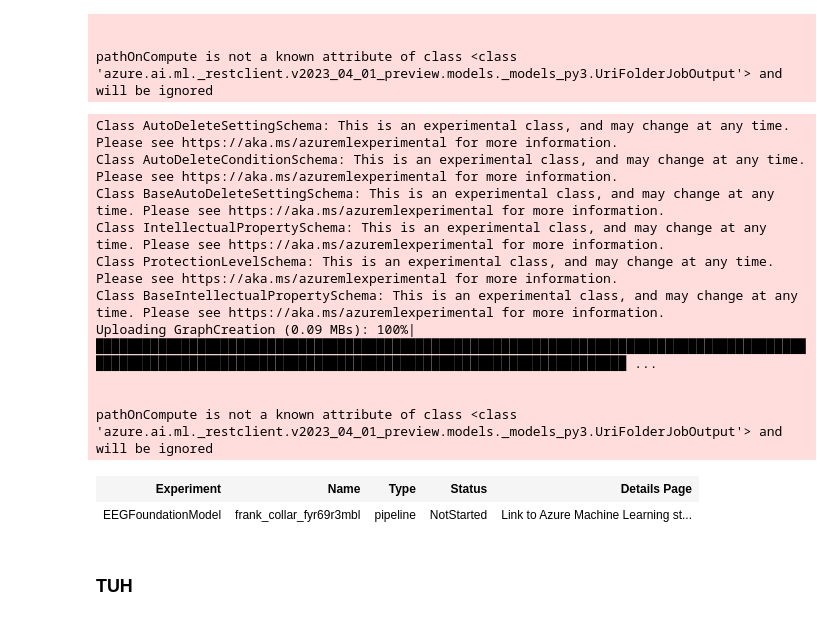
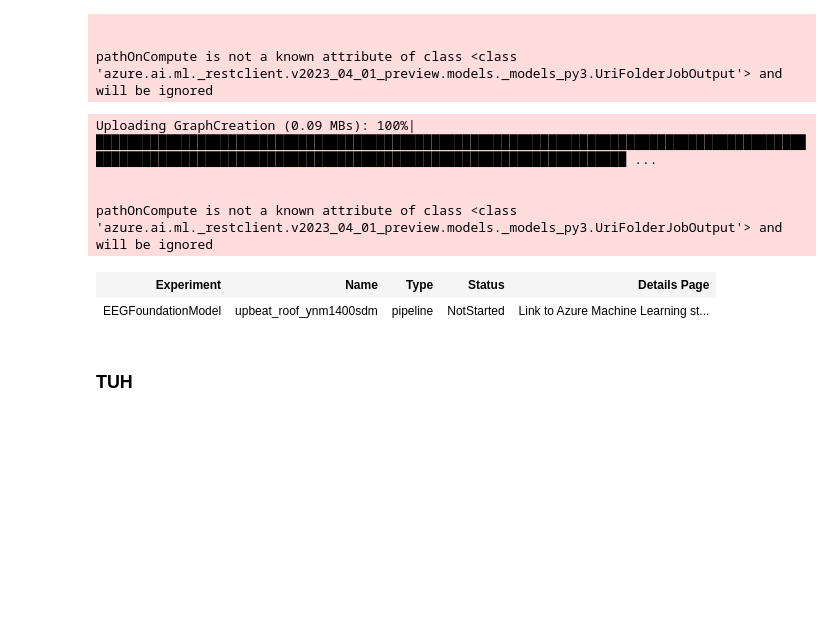
Before and after one commit to MatthewChen37/EEG-Foundation-Model, a Jupyter notebook: GraphCreation/SubmitGraphCreationJobs.ipynb, the cells around one changed output. Saved outputs shown, nothing was run; the diff lists cells and outputs as text; code cells hidden in the pictures; blank space fills up the shorter version.

```diff
--- a/GraphCreation/SubmitGraphCreationJobs.ipynb
+++ b/GraphCreation/SubmitGraphCreationJobs.ipynb
@@ -73,41 +73,35 @@ data_dir = Input(
 
 output_dir = Output(
 	type="uri_folder",
 	mode='rw_mount',
-	path="azureml://subscriptions/813ac1cb-7b8e-45ab-9b3c-8510079c761a/resourcegroups/MIBLab_Official/workspaces/miblab-official-ml/datastores/eegfoundationmodeldata/paths/HBN-256Hz"
+	path="azureml://subscriptions/813ac1cb-7b8e-45ab-9b3c-8510079c761a/resourcegroups/MIBLab_Official/workspaces/miblab-official-ml/datastores/eegfoundationmodeldata/paths/HBN-128Hz"
 )
 
 # Define a pipeline with component
 @pipeline(default_compute=cluster_name)
 def processingHBN(input_dir):
 	processing = processingHBN_component(data_dir=input_dir)
 	return {
         "output_dir": processing.outputs.output_dir
     }
 
 processingHBN_job = processingHBN(input_dir=data_dir)
 processingHBN_job.outputs.output_dir = output_dir
 
 # submit job to workspace
 processingHBN_job = ml_client.jobs.create_or_update(
 	processingHBN_job,
     experiment_name="EEGFoundationModel",
 )
 
 processingHBN_job
 # %% [output]
-Class AutoDeleteSettingSchema: This is an experimental class, and may change at any time. Please see https://aka.ms/azuremlexperimental for more information.
-Class AutoDeleteConditionSchema: This is an experimental class, and may change at any time. Please see https://aka.ms/azuremlexperimental for more information.
-Class BaseAutoDeleteSettingSchema: This is an experimental class, and may change at any time. Please see https://aka.ms/azuremlexperimental for more information.
-Class IntellectualPropertySchema: This is an experimental class, and may change at any time. Please see https://aka.ms/azuremlexperimental for more information.
-Class ProtectionLevelSchema: This is an experimental class, and may change at any time. Please see https://aka.ms/azuremlexperimental for more information.
-Class BaseIntellectualPropertySchema: This is an experimental class, and may change at any time. Please see https://aka.ms/azuremlexperimental for more information.
 Uploading GraphCreation (0.09 MBs): 100%|███████████████████████████████████████████████████████████████████████████████████████████████████████████████████████████████████████████████████████████████ ...
 
 
 pathOnCompute is not a known attribute of class <class 'azure.ai.ml._restclient.v2023_04_01_preview.models._models_py3.UriFolderJobOutput'> and will be ignored
 | Experiment | Name | Type | Status | Details Page |
-| EEGFoundationModel | frank_collar_fyr69r3mbl | pipeline | NotStarted | Link to Azure Machine Learning st... |
+| EEGFoundationModel | upbeat_roof_ynm1400sdm | pipeline | NotStarted | Link to Azure Machine Learning st... |
 # %% [markdown]
 ### TUH
 # %%
```
Also changed, not shown: 8 other files.
